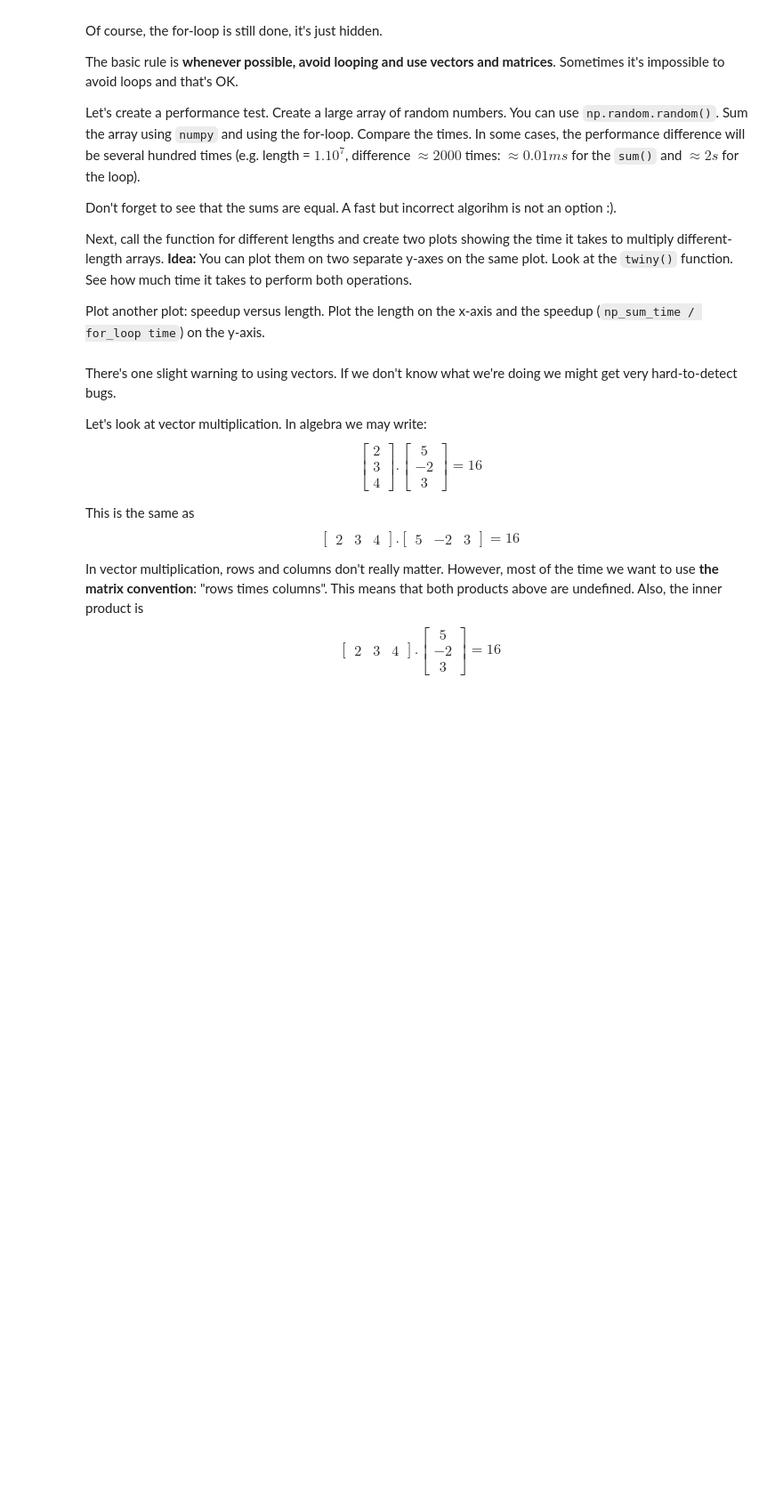
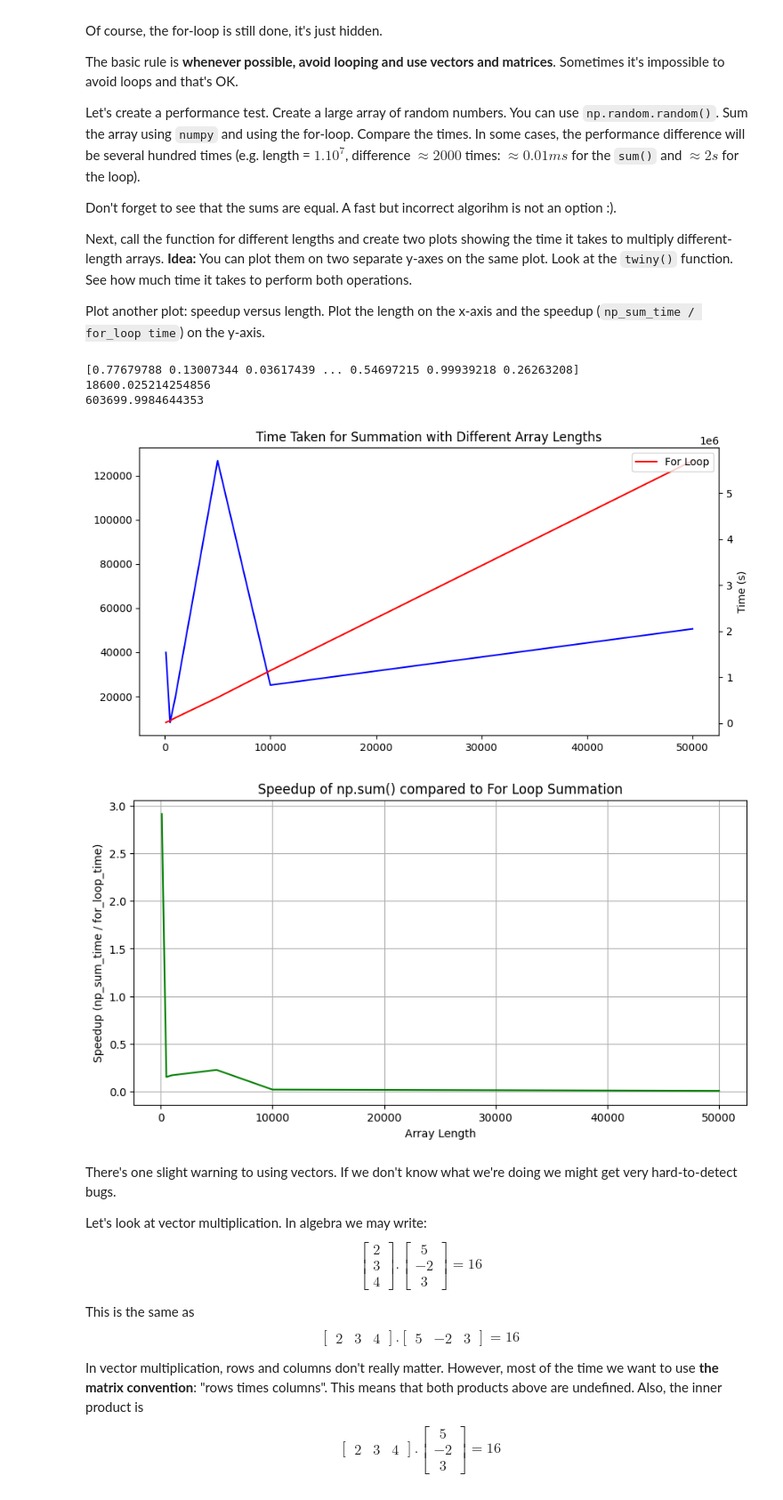
Before and after one commit to VilliTodorova/math_concepts_for_devs, a Jupyter notebook: 06.Linear-Algebra-Exercise/Linear Algebra Exercise - vt.ipynb, the cells around one changed output. Shown at 89% size. Drawn from its saved outputs; the diff is of its cells as text; code cells hidden in the pictures; blank space fills up the shorter version.

```diff
--- a/06.Linear-Algebra-Exercise/Linear Algebra Exercise - vt.ipynb
+++ b/06.Linear-Algebra-Exercise/Linear Algebra Exercise - vt.ipynb
@@ -179,3 +211,59 @@ Plot another plot: speedup versus length. Plot the length on the x-axis and the
+# %%
+random_array = np.random.random(size=5_000)
+print(random_array)
+
+print(simulate_numpy_summing(random_array))
+print(simulate_iterative_summing(random_array))
+# %% [output]
+[0.77679788 0.13007344 0.03617439 ... 0.54697215 0.99939218 0.26263208]
+18600.025214254856
+603699.9984644353
+# %%
+array_lengths = [100, 500, 1000, 5000, 10000, 50000]
+np_sum_times = []
+for_loop_times = []
+
+for length in array_lengths:
+    random_array = np.random.random(size=length)
+    np_sum_time = simulate_numpy_summing(random_array)
+    for_loop_time = simulate_iterative_summing(random_array)
+    np_sum_times.append(np_sum_time)
+    for_loop_times.append(for_loop_time)
+
+# Plot the time taken for each operation
+plt.figure(figsize=(10, 5))
+
+# Plot np.sum() time
+plt.plot(array_lengths, np_sum_times, label='np.sum()', color='blue')
+
+# Create a twin y-axis for the for loop time
+plt.twinx()
+
+# Plot for loop time
+plt.plot(array_lengths, for_loop_times, label='For Loop', color='red')
+
+# Set labels and title
+plt.xlabel('Array Length')
+plt.ylabel('Time (s)')
+plt.title('Time Taken for Summation with Different Array Lengths')
+plt.legend(loc='upper right')
+
+plt.show()
+
+# Calculate speedup
+speedup = [np_sum_time / for_loop_time for np_sum_time, for_loop_time in zip(np_sum_times, for_loop_times)]
+
+# Plot speedup versus length
+plt.figure(figsize=(10, 5))
+plt.plot(array_lengths, speedup, color='green')
+plt.xlabel('Array Length')
+plt.ylabel('Speedup (np_sum_time / for_loop_time)')
+plt.title('Speedup of np.sum() compared to For Loop Summation')
+plt.grid(True)
+plt.show()
+# %% [output]
+[figure, added]
+[figure, added]
 # %% [markdown]
 There's one slight warning to using vectors. If we don't know what we're doing we might get very hard-to-detect bugs.
 
```
Also changed, not shown: parts of 19 cells of this notebook.
